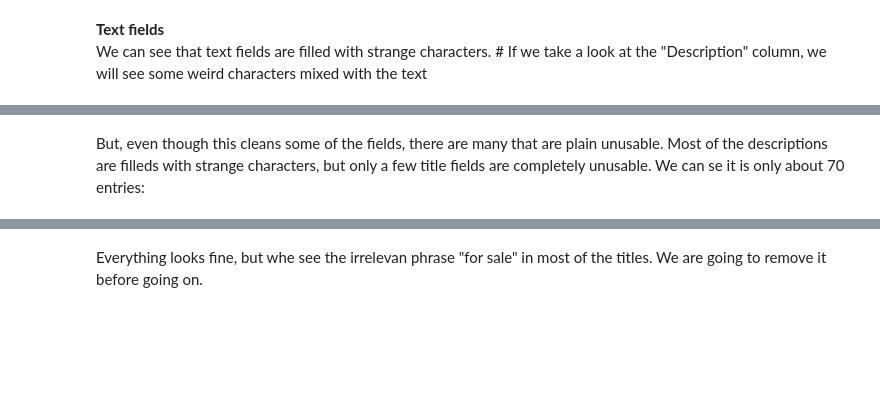
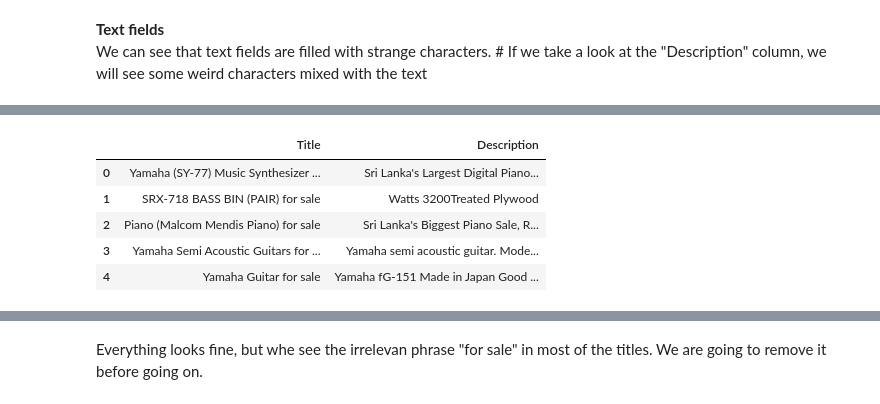
Before and after one commit to LeandroHornos/musical-instruments-prices, a Jupyter notebook: data-wrangling.ipynb, the cells around one changed output, grey strips where cells are left out. Drawn from its saved outputs; the diff is of its cells as text; code cells hidden in the pictures; blank space fills up the shorter version.

```diff
--- a/data-wrangling.ipynb
+++ b/data-wrangling.ipynb
@@ -61,9 +58,0 @@ As suspected, both variables are binaries. We will change those of a new pair of
-# %%
-# We want to convert prices to numbers:
-
-def parsePrice(text):
-    text = text.replace("Rs ","")
-    text = text.replace(",","")
-    return int(text)
-
-df["Price_value"] = df["Price"].apply(lambda x: parsePrice(x))
@@ -95,10 +71,16 @@ We can see that text fields are filled with strange characters. # If we take a l
 # %%
 # We define a function to remove every non ascii character
 
 def removeNonAsciiChars(text):
     return "".join(char for char in text if ord(char) <128)
 
 df["Description"] = df["Description"].apply(removeNonAsciiChars)
 df["Title"] = df["Title"].apply(removeNonAsciiChars)
+df[["Title", "Description"]].head()
+# %% [output]
+|  | Title | Description |
+| 0 | Yamaha (SY-77) Music Synthesizer ... | Sri Lanka's Largest Digital Piano... |
+| 1 | SRX-718 BASS BIN (PAIR) for sale | Watts 3200Treated Plywood |
+| 2 | Piano (Malcom Mendis Piano) for sale | Sri Lanka's Biggest Piano Sale, R... |
+| 3 | Yamaha Semi Acoustic Guitars for ... | Yamaha semi acoustic guitar. Mode... |
+| 4 | Yamaha Guitar for sale | Yamaha fG-151 Made in Japan Good ... |
-# %% [markdown]
-But, even though this cleans some of the fields, there are many that are plain unusable. Most of the descriptions are filleds with strange characters, but only a few title fields are completely unusable. We can se it is only about 70 entries:
```
Also changed, not shown: parts of 23 cells of this notebook, 2 other files.
